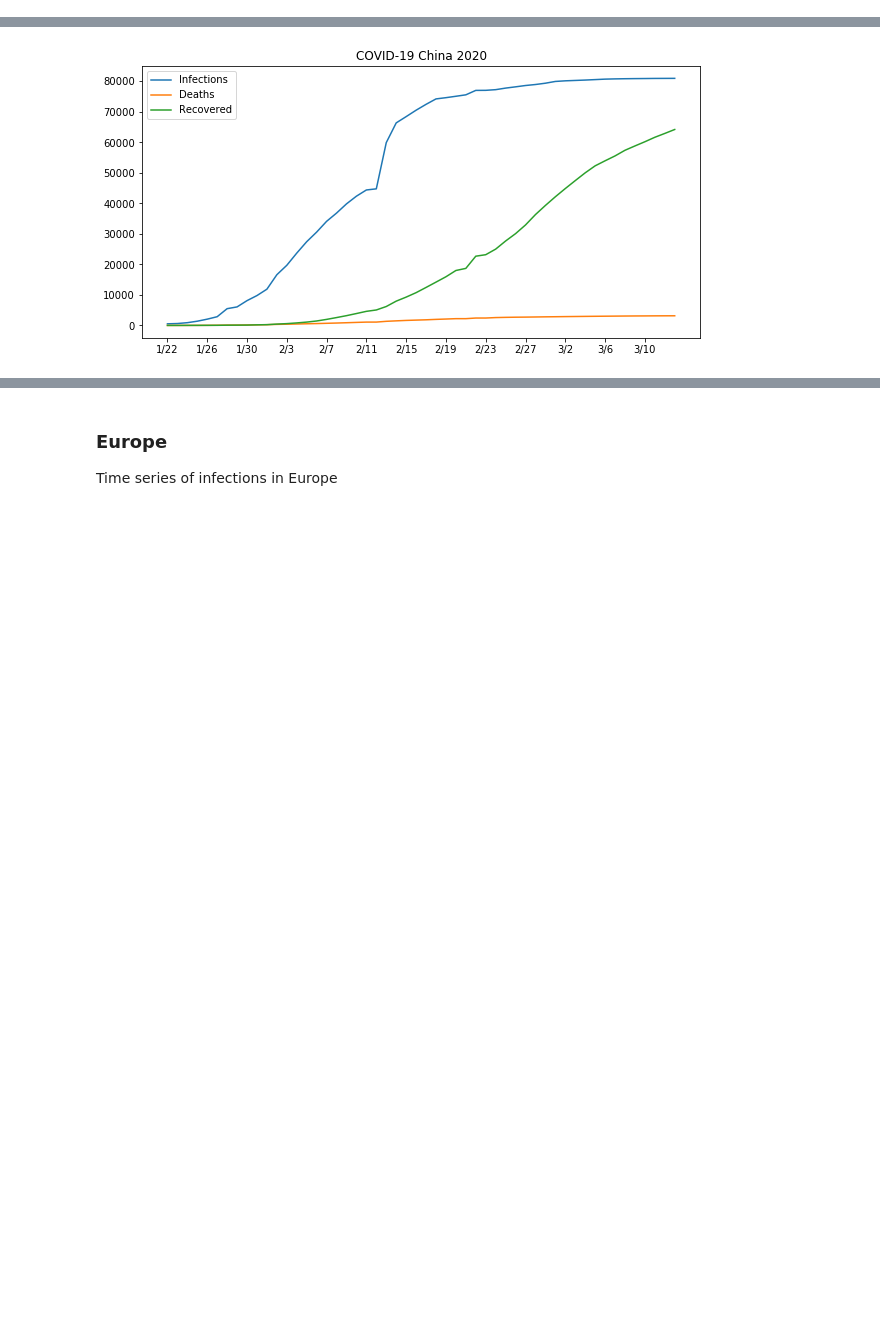
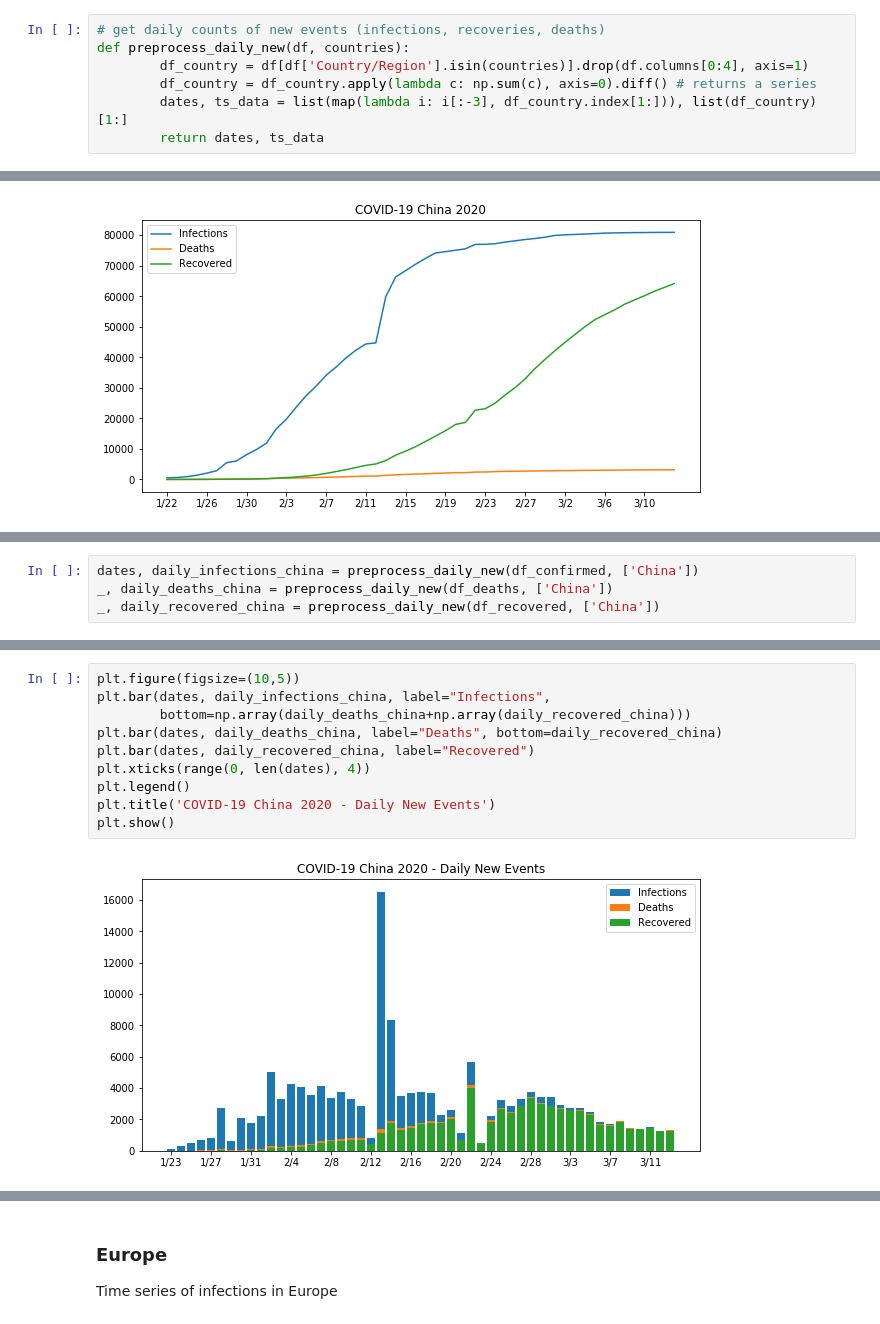
Before and after one commit to UncleGedd/COVID19-EDA, a Jupyter notebook: COVID-19 Viz.ipynb, the cells around one changed output, grey strips where cells are left out. Drawn from its saved outputs; the diff is of its cells as text; blank space fills up the shorter version.

Commit message:
Adds daily bar charts

```diff
--- a/COVID-19 Viz.ipynb
+++ b/COVID-19 Viz.ipynb
@@ -60,6 +60,13 @@ def preprocess(df, countries):
     df_country = df_country.apply(lambda c: np.sum(c), axis=0) # returns a series
     dates, ts_data = list(map(lambda i: i[:-3], df_country.index)), list(df_country)
     return dates, ts_data
+# %%
+# get daily counts of new events (infections, recoveries, deaths)
+def preprocess_daily_new(df, countries):
+        df_country = df[df['Country/Region'].isin(countries)].drop(df.columns[0:4], axis=1)
+        df_country = df_country.apply(lambda c: np.sum(c), axis=0).diff() # returns a series
+        dates, ts_data = list(map(lambda i: i[:-3], df_country.index[1:])), list(df_country)[1:]
+        return dates, ts_data
 # %% [markdown]
 ### China
 Time series of infections in China
@@ -80,0 +90,4 @@ plt.show()
+# %%
+dates, daily_infections_china = preprocess_daily_new(df_confirmed, ['China'])
+_, daily_deaths_china = preprocess_daily_new(df_deaths, ['China'])
+_, daily_recovered_china = preprocess_daily_new(df_recovered, ['China'])
@@ -80,0 +104,12 @@ plt.show()
+# %%
+plt.figure(figsize=(10,5))
+plt.bar(dates, daily_infections_china, label="Infections",
+        bottom=np.array(daily_deaths_china+np.array(daily_recovered_china)))
+plt.bar(dates, daily_deaths_china, label="Deaths", bottom=daily_recovered_china)
+plt.bar(dates, daily_recovered_china, label="Recovered")
+plt.xticks(range(0, len(dates), 4))
+plt.legend()
+plt.title('COVID-19 China 2020 - Daily New Events')
+plt.show()
+# %% [output]
+[figure, added]
```
Also changed, not shown: parts of 10 cells of this notebook.
